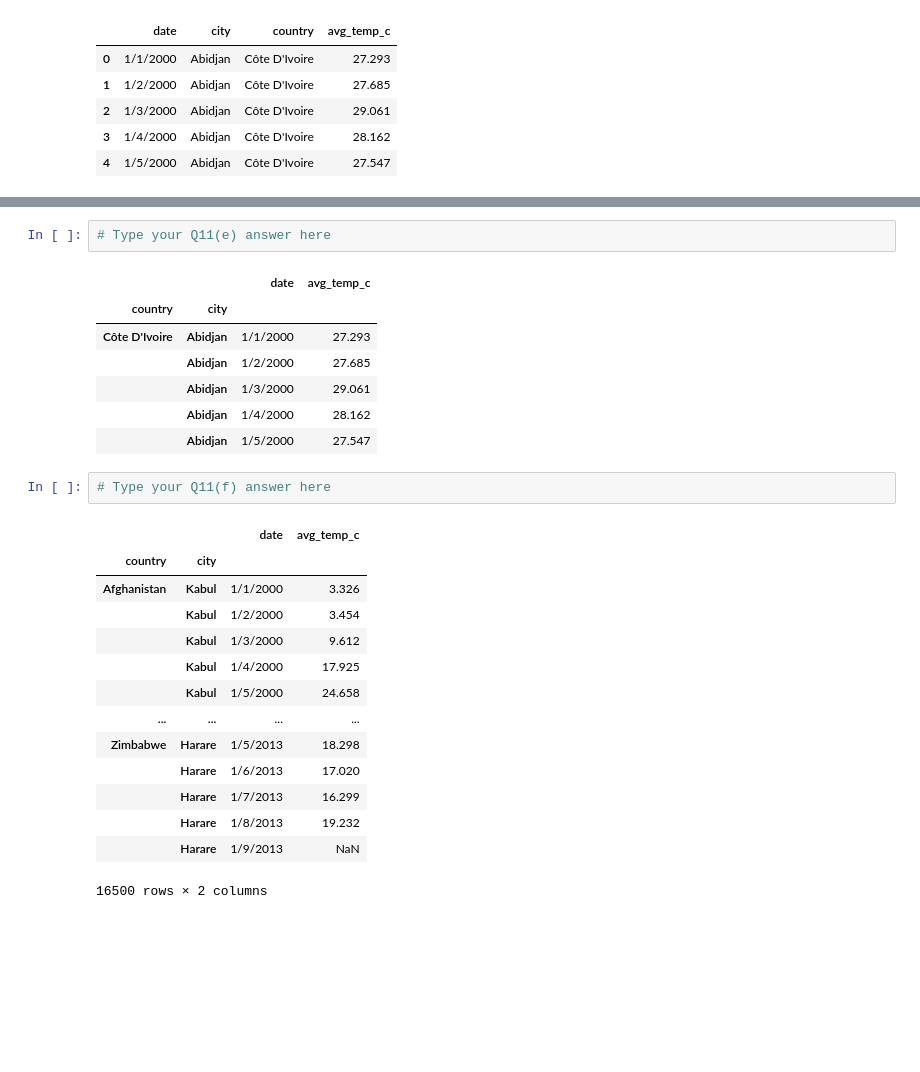
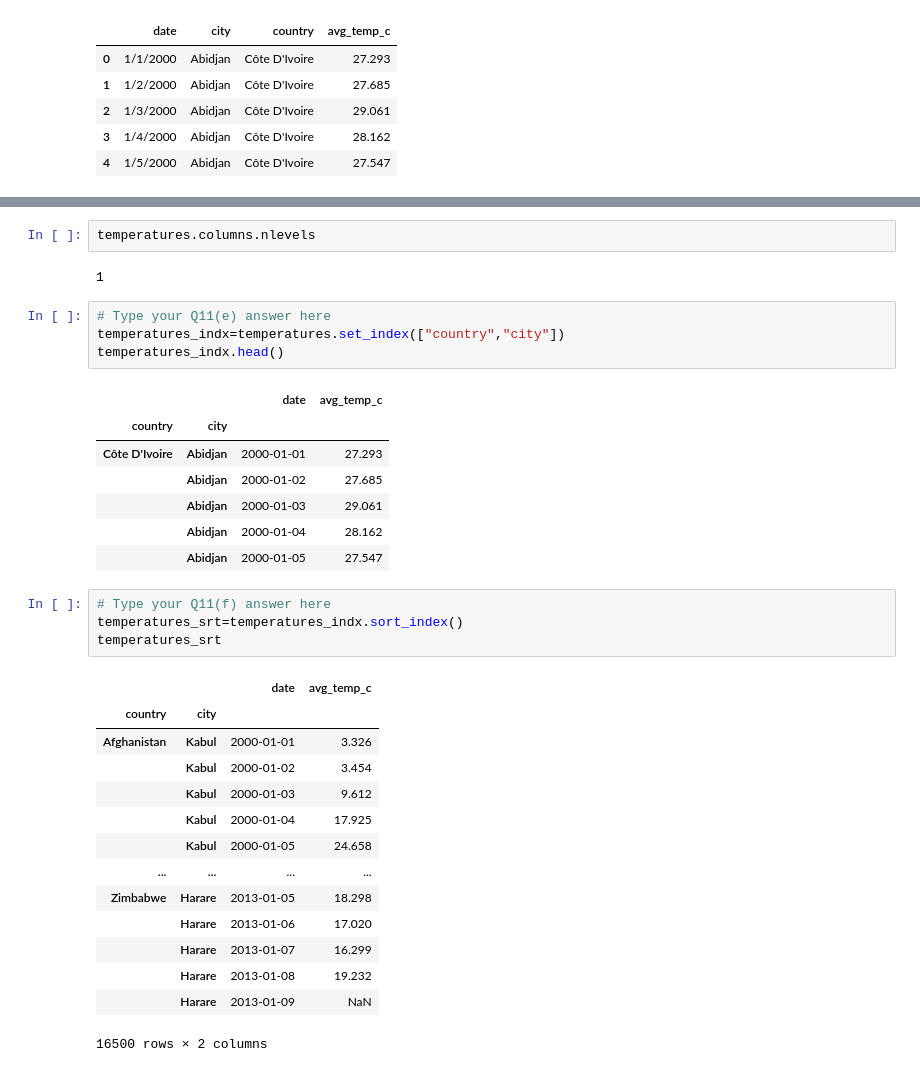
Before and after one commit to wongwenbing/Y2S2, a Jupyter notebook: Using Pandas (PDS)/Lab_05_Q1_to_Q11_StudentCopy.ipynb, the cells around one changed output, grey strips where cells are left out. Cells and saved outputs as stored; diff of their text form; blank space fills up the shorter version.

```diff
--- a/Using Pandas (PDS)/Lab_05_Q1_to_Q11_StudentCopy.ipynb
+++ b/Using Pandas (PDS)/Lab_05_Q1_to_Q11_StudentCopy.ipynb
@@ -229,29 +249,37 @@ name
+# %%
+temperatures.columns.nlevels
+# %% [output]
+1
 # %%
 # Type your Q11(e) answer here
+temperatures_indx=temperatures.set_index(["country","city"])
+temperatures_indx.head()
 # %% [output]
 |  |  | date | avg_temp_c |
 | country | city |  |  |
-| Côte D'Ivoire | Abidjan | 1/1/2000 | 27.293 |
-|  | Abidjan | 1/2/2000 | 27.685 |
-|  | Abidjan | 1/3/2000 | 29.061 |
-|  | Abidjan | 1/4/2000 | 28.162 |
-|  | Abidjan | 1/5/2000 | 27.547 |
+| Côte D'Ivoire | Abidjan | 2000-01-01 | 27.293 |
+|  | Abidjan | 2000-01-02 | 27.685 |
+|  | Abidjan | 2000-01-03 | 29.061 |
+|  | Abidjan | 2000-01-04 | 28.162 |
+|  | Abidjan | 2000-01-05 | 27.547 |
 # %%
 # Type your Q11(f) answer here
+temperatures_srt=temperatures_indx.sort_index()
+temperatures_srt
 # %% [output]
 |  |  | date | avg_temp_c |
 | country | city |  |  |
-| Afghanistan | Kabul | 1/1/2000 | 3.326 |
-|  | Kabul | 1/2/2000 | 3.454 |
-|  | Kabul | 1/3/2000 | 9.612 |
-|  | Kabul | 1/4/2000 | 17.925 |
-|  | Kabul | 1/5/2000 | 24.658 |
+| Afghanistan | Kabul | 2000-01-01 | 3.326 |
+|  | Kabul | 2000-01-02 | 3.454 |
+|  | Kabul | 2000-01-03 | 9.612 |
+|  | Kabul | 2000-01-04 | 17.925 |
+|  | Kabul | 2000-01-05 | 24.658 |
 | ... | ... | ... | ... |
-| Zimbabwe | Harare | 1/5/2013 | 18.298 |
-|  | Harare | 1/6/2013 | 17.020 |
-|  | Harare | 1/7/2013 | 16.299 |
-|  | Harare | 1/8/2013 | 19.232 |
-|  | Harare | 1/9/2013 | NaN |
+| Zimbabwe | Harare | 2013-01-05 | 18.298 |
+|  | Harare | 2013-01-06 | 17.020 |
+|  | Harare | 2013-01-07 | 16.299 |
+|  | Harare | 2013-01-08 | 19.232 |
+|  | Harare | 2013-01-09 | NaN |
 16500 rows × 2 columns
 # %%
 # Type your Q11(g) answer here
```
Also changed, not shown: parts of 7 cells of this notebook.
